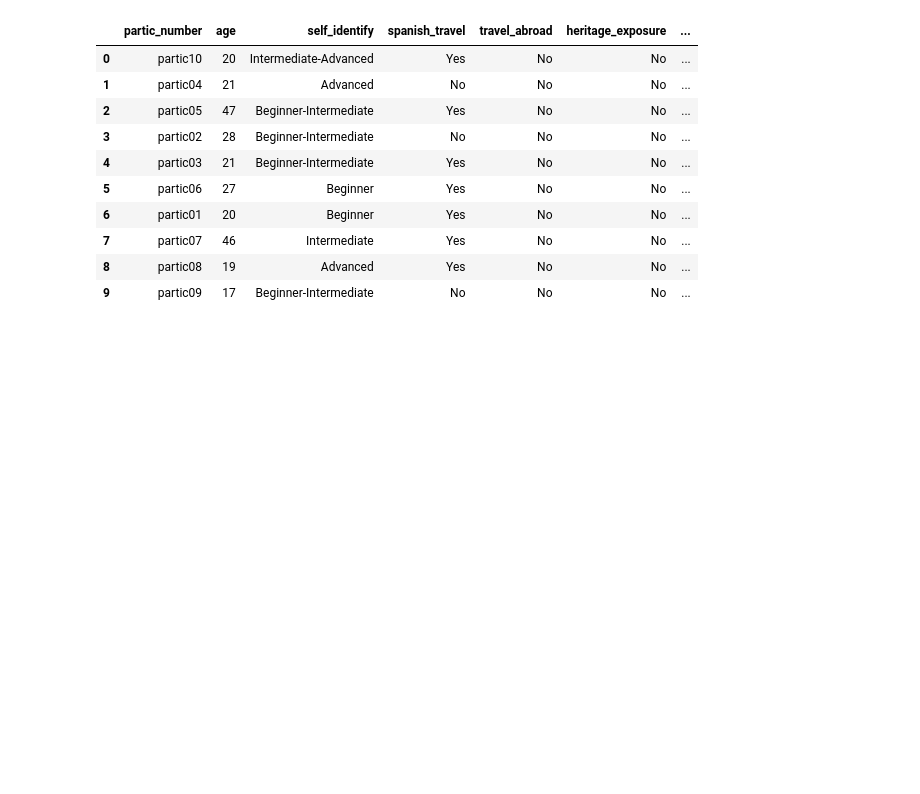
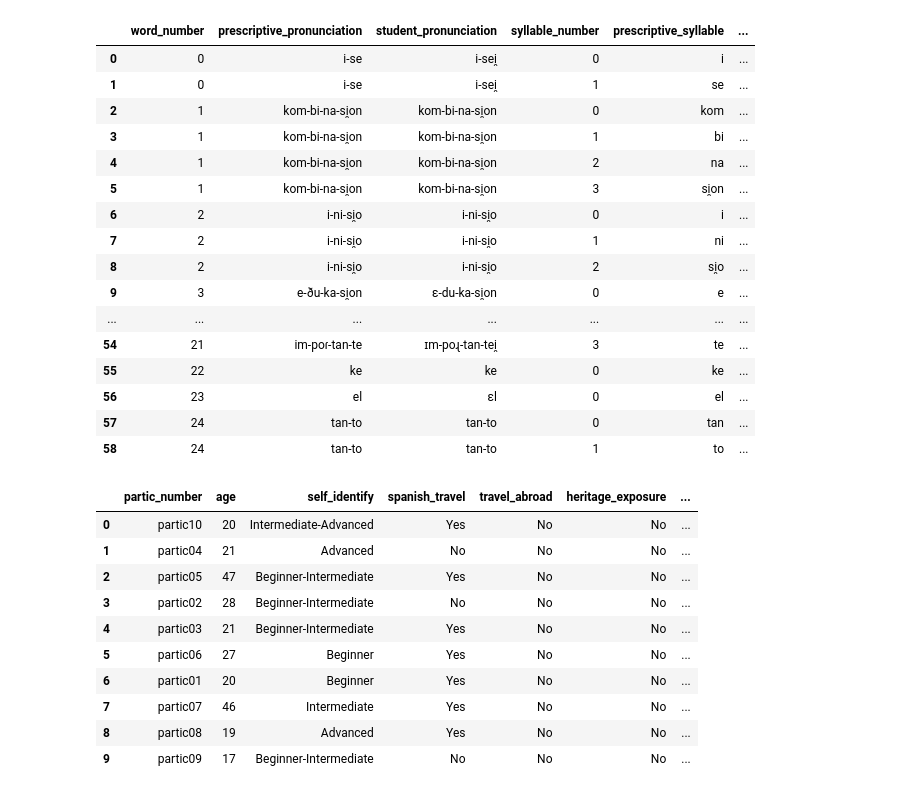
Before and after one commit to djdebonis/IPA_vowel_compare, a Jupyter notebook: vowel_analysis.ipynb, the cells around one changed output. Cells and saved outputs as stored; diff of their text form; code cells hidden in the pictures; blank space fills up the shorter version.

```diff
--- a/vowel_analysis.ipynb
+++ b/vowel_analysis.ipynb
@@ -42,3 +42,26 @@ for index,dictionary in enumerate(desc_dictionaries):
+# %%
+# example of what a completed comparrison DF looks like:
+
+temp_dict = desc_dictionaries[0]
+temp_dict['DF']
+# %% [output]
+|  | word_number | prescriptive_pronunciation | student_pronunciation | syllable_number | prescriptive_syllable | ... |
+| 0 | 0 | i-se | i-sei̯ | 0 | i | ... |
+| 1 | 0 | i-se | i-sei̯ | 1 | se | ... |
+| 2 | 1 | kom-bi-na-si̯on | kom-bi-na-si̯on | 0 | kom | ... |
+| 3 | 1 | kom-bi-na-si̯on | kom-bi-na-si̯on | 1 | bi | ... |
+| 4 | 1 | kom-bi-na-si̯on | kom-bi-na-si̯on | 2 | na | ... |
+| 5 | 1 | kom-bi-na-si̯on | kom-bi-na-si̯on | 3 | si̯on | ... |
+| 6 | 2 | i-ni-si̯o | i-ni-si̯o | 0 | i | ... |
+| 7 | 2 | i-ni-si̯o | i-ni-si̯o | 1 | ni | ... |
+| 8 | 2 | i-ni-si̯o | i-ni-si̯o | 2 | si̯o | ... |
+| 9 | 3 | e-ðu-ka-si̯on | ɛ-du-ka-si̯on | 0 | e | ... |
+| ... | ... | ... | ... | ... | ... | ... |
+| 54 | 21 | im-poɾ-tan-te | ɪm-poɻ-tan-tei̯ | 3 | te | ... |
+| 55 | 22 | ke | ke | 0 | ke | ... |
+| 56 | 23 | el | ɛl | 0 | el | ... |
+| 57 | 24 | tan-to | tan-to | 0 | tan | ... |
+| 58 | 24 | tan-to | tan-to | 1 | to | ... |
 # %%
 survey_data = pd.read_csv("survey_data.csv") # import the data from the survey
 survey_data
```
Also changed, not shown: parts of 8 cells of this notebook.
